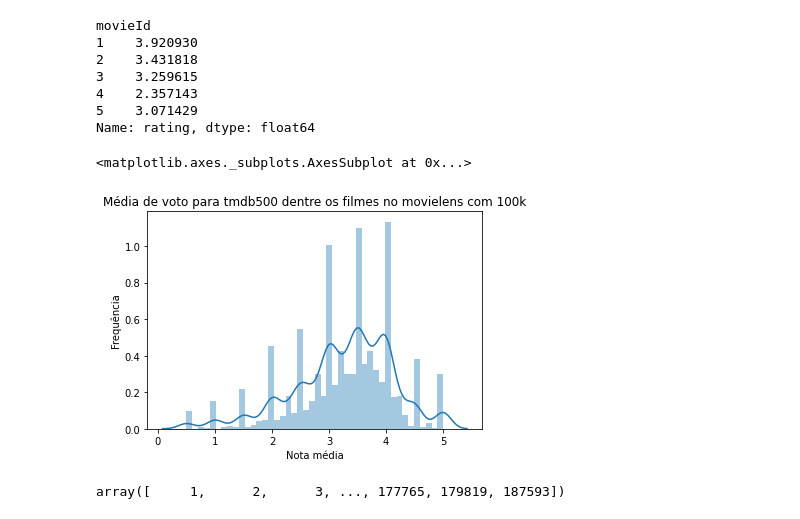
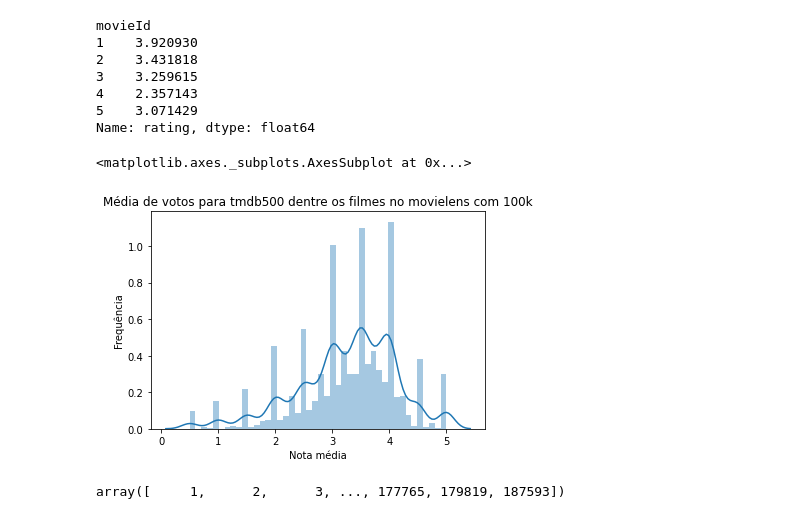
Before and after one commit to GabrielQN/data_analysis_movies, a Jupyter notebook: statistic_analisys_python.ipynb, the cells around one changed output. Saved outputs shown, nothing was run; the diff lists cells and outputs as text; code cells hidden in the pictures.

```diff
--- a/statistic_analisys_python.ipynb
+++ b/statistic_analisys_python.ipynb
@@ -125,14 +125,14 @@ Name: rating, dtype: float64
 # %%
 ax = sns.distplot(nota_media_por_filme.values)
 ax.set(
     xlabel = "Nota média",
     ylabel="Frequência",
-    title="Média de voto para tmdb500 dentre os filmes no movielens com 100k"
+    title="Média de votos para tmdb500 dentre os filmes no movielens com 100k"
     )
 ax
 # %% [output]
 <matplotlib.axes._subplots.AxesSubplot at 0x...>
-[figure, old version]
+[figure, new version]
 # %%
 quantidade_de_votos_por_filme = notas.groupby("movieId").count()
 filmes_com_pelo_menos_10_votos = quantidade_de_votos_por_filme.query("rating >= 10").index
```
Also changed, not shown: parts of 39 cells of this notebook.
